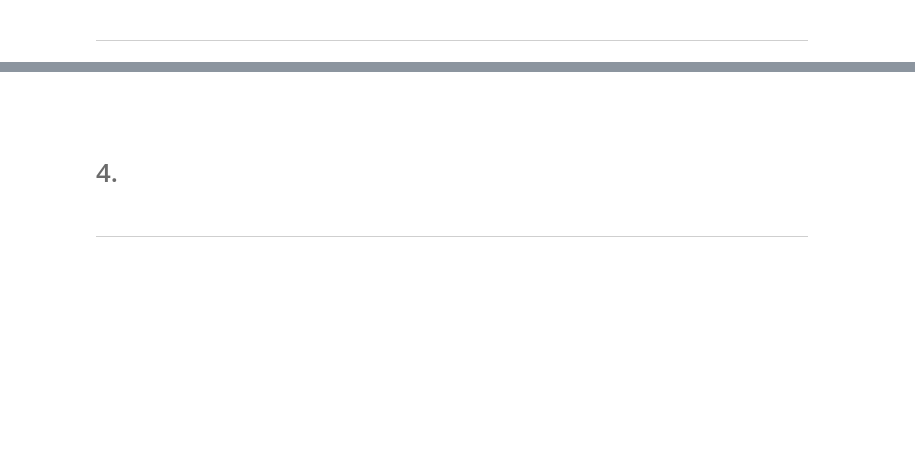
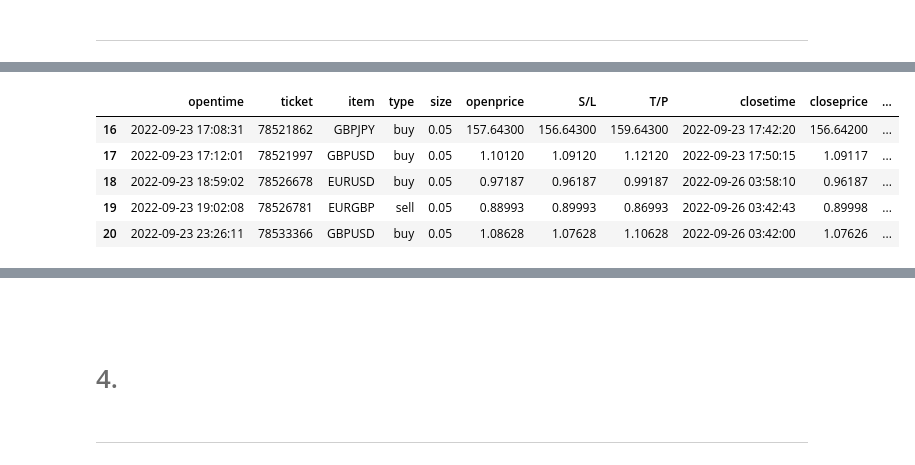
Before and after one commit to cardenasramosr/MyST_LAB_3, a Jupyter notebook: notebook.ipynb, the cells around one changed output, grey strips where cells are left out. Saved outputs shown, nothing was run; the diff lists cells and outputs as text; code cells hidden in the pictures; blank space fills up the shorter version.

```diff
--- a/notebook.ipynb
+++ b/notebook.ipynb
@@ -64,0 +77,9 @@ import main
+# %%
+datos_ricardo.tail()
+# %% [output]
+|  | opentime | ticket | item | type | size | openprice | S/L | T/P | closetime | closeprice | ... |
+| 16 | 2022-09-23 17:08:31 | 78521862 | GBPJPY | buy | 0.05 | 157.64300 | 156.64300 | 159.64300 | 2022-09-23 17:42:20 | 156.64200 | ... |
+| 17 | 2022-09-23 17:12:01 | 78521997 | GBPUSD | buy | 0.05 | 1.10120 | 1.09120 | 1.12120 | 2022-09-23 17:50:15 | 1.09117 | ... |
+| 18 | 2022-09-23 18:59:02 | 78526678 | EURUSD | buy | 0.05 | 0.97187 | 0.96187 | 0.99187 | 2022-09-26 03:58:10 | 0.96187 | ... |
+| 19 | 2022-09-23 19:02:08 | 78526781 | EURGBP | sell | 0.05 | 0.88993 | 0.89993 | 0.86993 | 2022-09-26 03:42:43 | 0.89998 | ... |
+| 20 | 2022-09-23 23:26:11 | 78533366 | GBPUSD | buy | 0.05 | 1.08628 | 1.07628 | 1.10628 | 2022-09-26 03:42:00 | 1.07626 | ... |
```
Also changed, not shown: parts of 15 cells of this notebook, 3 other files.
